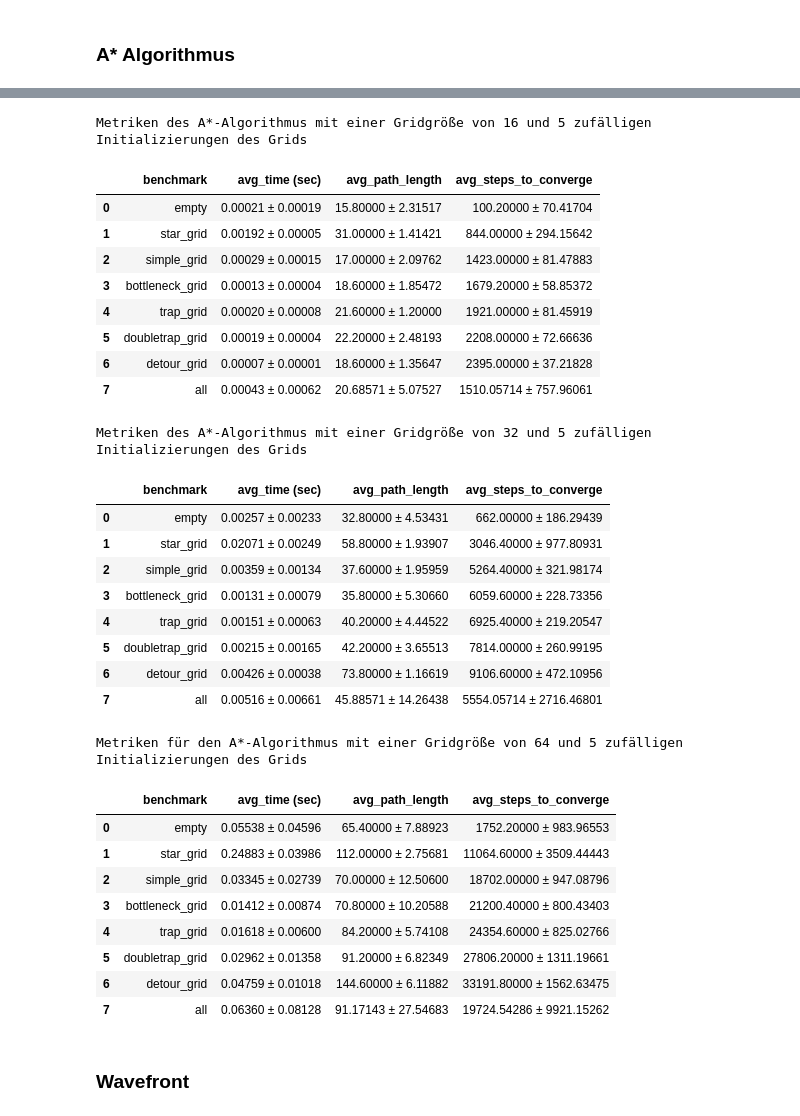
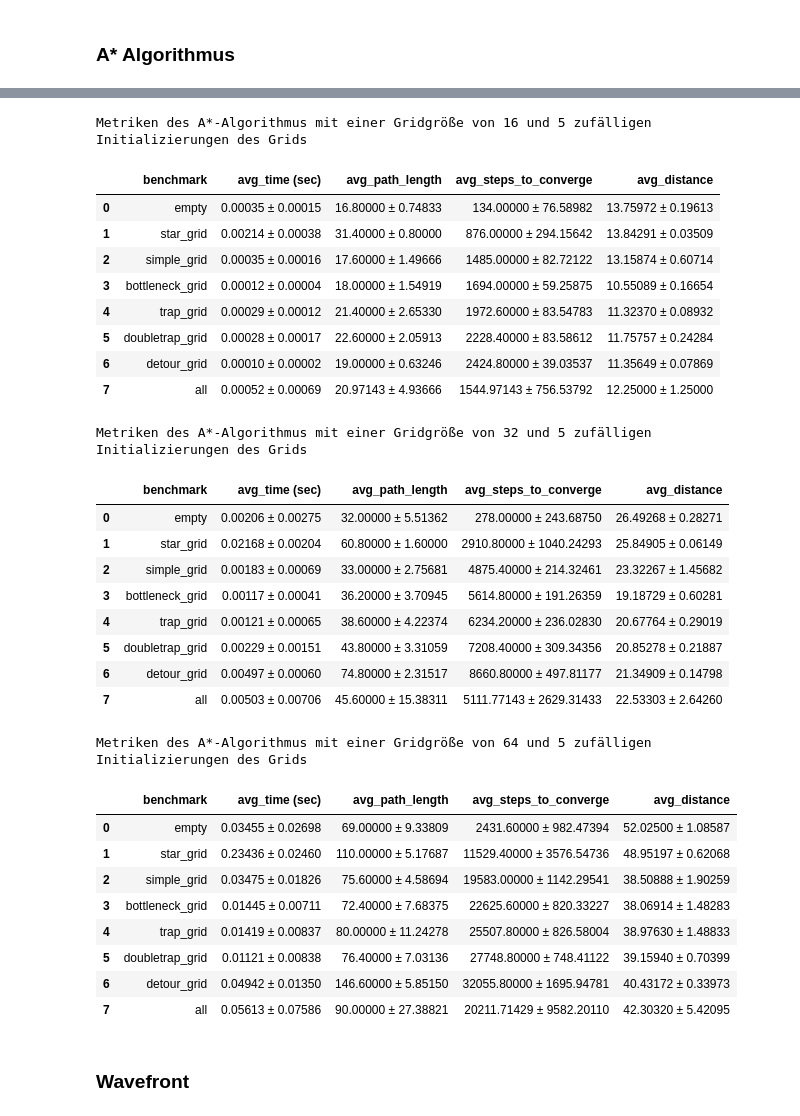
Before and after one commit to laelien8er/Robotik_projekt, a Jupyter notebook: Abgabe/_IR_Achter_Eder.ipynb, the cells around one changed output, grey strips where cells are left out. Saved outputs shown, nothing was run; the diff lists cells and outputs as text; code cells hidden in the pictures.

```diff
--- a/Abgabe/_IR_Achter_Eder.ipynb
+++ b/Abgabe/_IR_Achter_Eder.ipynb
@@ -101,66 +98,66 @@ plt.show()
 # %%
 # get metrics
 size_grid = 16
 num_runs = 5
 
 metrics = Metrics()
-df = metrics.get_metrics(algorithm='A-star', size_grid=size_grid, num_runs=num_runs)
+df_astar_16 = metrics.get_metrics(algorithm='A-star', size_grid=size_grid, num_runs=num_runs)
 
 print(f"\n\nMetriken des A*-Algorithmus mit einer Gridgröße von {size_grid} und {num_runs} zufälligen Initializierungen des Grids\n")
-df
+df_astar_16
 # %% [output]
 Metriken des A*-Algorithmus mit einer Gridgröße von 16 und 5 zufälligen Initializierungen des Grids
-|  | benchmark | avg_time (sec) | avg_path_length | avg_steps_to_converge |
-| 0 | empty | 0.00021 ± 0.00019 | 15.80000 ± 2.31517 | 100.20000 ± 70.41704 |
-| 1 | star_grid | 0.00192 ± 0.00005 | 31.00000 ± 1.41421 | 844.00000 ± 294.15642 |
-| 2 | simple_grid | 0.00029 ± 0.00015 | 17.00000 ± 2.09762 | 1423.00000 ± 81.47883 |
-| 3 | bottleneck_grid | 0.00013 ± 0.00004 | 18.60000 ± 1.85472 | 1679.20000 ± 58.85372 |
-| 4 | trap_grid | 0.00020 ± 0.00008 | 21.60000 ± 1.20000 | 1921.00000 ± 81.45919 |
-| 5 | doubletrap_grid | 0.00019 ± 0.00004 | 22.20000 ± 2.48193 | 2208.00000 ± 72.66636 |
-| 6 | detour_grid | 0.00007 ± 0.00001 | 18.60000 ± 1.35647 | 2395.00000 ± 37.21828 |
-| 7 | all | 0.00043 ± 0.00062 | 20.68571 ± 5.07527 | 1510.05714 ± 757.96061 |
+|  | benchmark | avg_time (sec) | avg_path_length | avg_steps_to_converge | avg_distance |
+| 0 | empty | 0.00035 ± 0.00015 | 16.80000 ± 0.74833 | 134.00000 ± 76.58982 | 13.75972 ± 0.19613 |
+| 1 | star_grid | 0.00214 ± 0.00038 | 31.40000 ± 0.80000 | 876.00000 ± 294.15642 | 13.84291 ± 0.03509 |
+| 2 | simple_grid | 0.00035 ± 0.00016 | 17.60000 ± 1.49666 | 1485.00000 ± 82.72122 | 13.15874 ± 0.60714 |
+| 3 | bottleneck_grid | 0.00012 ± 0.00004 | 18.00000 ± 1.54919 | 1694.00000 ± 59.25875 | 10.55089 ± 0.16654 |
+| 4 | trap_grid | 0.00029 ± 0.00012 | 21.40000 ± 2.65330 | 1972.60000 ± 83.54783 | 11.32370 ± 0.08932 |
+| 5 | doubletrap_grid | 0.00028 ± 0.00017 | 22.60000 ± 2.05913 | 2228.40000 ± 83.58612 | 11.75757 ± 0.24284 |
+| 6 | detour_grid | 0.00010 ± 0.00002 | 19.00000 ± 0.63246 | 2424.80000 ± 39.03537 | 11.35649 ± 0.07869 |
+| 7 | all | 0.00052 ± 0.00069 | 20.97143 ± 4.93666 | 1544.97143 ± 756.53792 | 12.25000 ± 1.25000 |
 # %%
 # get metrics
 size_grid = 32
 num_runs = 5
 
 metrics = Metrics()
-df = metrics.get_metrics(algorithm='A-star', size_grid=size_grid, num_runs=num_runs)
+df_astar_32 = metrics.get_metrics(algorithm='A-star', size_grid=size_grid, num_runs=num_runs)
 
 print(f"\n\nMetriken des A*-Algorithmus mit einer Gridgröße von {size_grid} und {num_runs} zufälligen Initializierungen des Grids\n")
-df
+df_astar_32
 # %% [output]
 Metriken des A*-Algorithmus mit einer Gridgröße von 32 und 5 zufälligen Initializierungen des Grids
-|  | benchmark | avg_time (sec) | avg_path_length | avg_steps_to_converge |
-| 0 | empty | 0.00257 ± 0.00233 | 32.80000 ± 4.53431 | 662.00000 ± 186.29439 |
-| 1 | star_grid | 0.02071 ± 0.00249 | 58.80000 ± 1.93907 | 3046.40000 ± 977.80931 |
-| 2 | simple_grid | 0.00359 ± 0.00134 | 37.60000 ± 1.95959 | 5264.40000 ± 321.98174 |
-| 3 | bottleneck_grid | 0.00131 ± 0.00079 | 35.80000 ± 5.30660 | 6059.60000 ± 228.73356 |
-| 4 | trap_grid | 0.00151 ± 0.00063 | 40.20000 ± 4.44522 | 6925.40000 ± 219.20547 |
-| 5 | doubletrap_grid | 0.00215 ± 0.00165 | 42.20000 ± 3.65513 | 7814.00000 ± 260.99195 |
-| 6 | detour_grid | 0.00426 ± 0.00038 | 73.80000 ± 1.16619 | 9106.60000 ± 472.10956 |
-| 7 | all | 0.00516 ± 0.00661 | 45.88571 ± 14.26438 | 5554.05714 ± 2716.46801 |
+|  | benchmark | avg_time (sec) | avg_path_length | avg_steps_to_converge | avg_distance |
+| 0 | empty | 0.00206 ± 0.00275 | 32.00000 ± 5.51362 | 278.00000 ± 243.68750 | 26.49268 ± 0.28271 |
+| 1 | star_grid | 0.02168 ± 0.00204 | 60.80000 ± 1.60000 | 2910.80000 ± 1040.24293 | 25.84905 ± 0.06149 |
+| 2 | simple_grid | 0.00183 ± 0.00069 | 33.00000 ± 2.75681 | 4875.40000 ± 214.32461 | 23.32267 ± 1.45682 |
+| 3 | bottleneck_grid | 0.00117 ± 0.00041 | 36.20000 ± 3.70945 | 5614.80000 ± 191.26359 | 19.18729 ± 0.60281 |
+| 4 | trap_grid | 0.00121 ± 0.00065 | 38.60000 ± 4.22374 | 6234.20000 ± 236.02830 | 20.67764 ± 0.29019 |
+| 5 | doubletrap_grid | 0.00229 ± 0.00151 | 43.80000 ± 3.31059 | 7208.40000 ± 309.34356 | 20.85278 ± 0.21887 |
+| 6 | detour_grid | 0.00497 ± 0.00060 | 74.80000 ± 2.31517 | 8660.80000 ± 497.81177 | 21.34909 ± 0.14798 |
+| 7 | all | 0.00503 ± 0.00706 | 45.60000 ± 15.38311 | 5111.77143 ± 2629.31433 | 22.53303 ± 2.64260 |
 # %%
 # get metrics
 size_grid = 64
 num_runs = 5
 
 metrics = Metrics()
-df = metrics.get_metrics(algorithm='A-star', size_grid=size_grid, num_runs=num_runs)
+df_astar_64 = metrics.get_metrics(algorithm='A-star', size_grid=size_grid, num_runs=num_runs)
 
 print(f"\n\nMetriken des A*-Algorithmus mit einer Gridgröße von {size_grid} und {num_runs} zufälligen Initializierungen des Grids\n")
-df
+df_astar_64
 # %% [output]
-Metriken für den A*-Algorithmus mit einer Gridgröße von 64 und 5 zufälligen Initializierungen des Grids
+Metriken des A*-Algorithmus mit einer Gridgröße von 64 und 5 zufälligen Initializierungen des Grids
-|  | benchmark | avg_time (sec) | avg_path_length | avg_steps_to_converge |
-| 0 | empty | 0.05538 ± 0.04596 | 65.40000 ± 7.88923 | 1752.20000 ± 983.96553 |
-| 1 | star_grid | 0.24883 ± 0.03986 | 112.00000 ± 2.75681 | 11064.60000 ± 3509.44443 |
-| 2 | simple_grid | 0.03345 ± 0.02739 | 70.00000 ± 12.50600 | 18702.00000 ± 947.08796 |
-| 3 | bottleneck_grid | 0.01412 ± 0.00874 | 70.80000 ± 10.20588 | 21200.40000 ± 800.43403 |
-| 4 | trap_grid | 0.01618 ± 0.00600 | 84.20000 ± 5.74108 | 24354.60000 ± 825.02766 |
-| 5 | doubletrap_grid | 0.02962 ± 0.01358 | 91.20000 ± 6.82349 | 27806.20000 ± 1311.19661 |
-| 6 | detour_grid | 0.04759 ± 0.01018 | 144.60000 ± 6.11882 | 33191.80000 ± 1562.63475 |
-| 7 | all | 0.06360 ± 0.08128 | 91.17143 ± 27.54683 | 19724.54286 ± 9921.15262 |
+|  | benchmark | avg_time (sec) | avg_path_length | avg_steps_to_converge | avg_distance |
+| 0 | empty | 0.03455 ± 0.02698 | 69.00000 ± 9.33809 | 2431.60000 ± 982.47394 | 52.02500 ± 1.08587 |
+| 1 | star_grid | 0.23436 ± 0.02460 | 110.00000 ± 5.17687 | 11529.40000 ± 3576.54736 | 48.95197 ± 0.62068 |
+| 2 | simple_grid | 0.03475 ± 0.01826 | 75.60000 ± 4.58694 | 19583.00000 ± 1142.29541 | 38.50888 ± 1.90259 |
+| 3 | bottleneck_grid | 0.01445 ± 0.00711 | 72.40000 ± 7.68375 | 22625.60000 ± 820.33227 | 38.06914 ± 1.48283 |
+| 4 | trap_grid | 0.01419 ± 0.00837 | 80.00000 ± 11.24278 | 25507.80000 ± 826.58004 | 38.97630 ± 1.48833 |
+| 5 | doubletrap_grid | 0.01121 ± 0.00838 | 76.40000 ± 7.03136 | 27748.80000 ± 748.41122 | 39.15940 ± 0.70399 |
+| 6 | detour_grid | 0.04942 ± 0.01350 | 146.60000 ± 5.85150 | 32055.80000 ± 1695.94781 | 40.43172 ± 0.33973 |
+| 7 | all | 0.05613 ± 0.07586 | 90.00000 ± 27.38821 | 20211.71429 ± 9582.20110 | 42.30320 ± 5.42095 |
 # %% [markdown]
 ### Wavefront
 # %%
```
Also changed, not shown: parts of 29 cells of this notebook, 4 other files.
